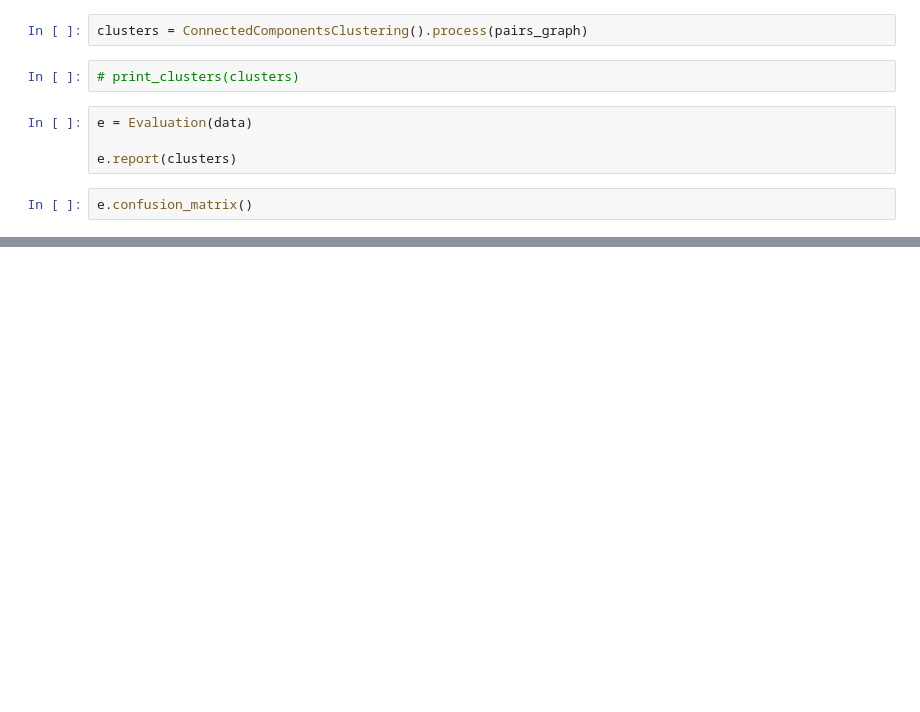
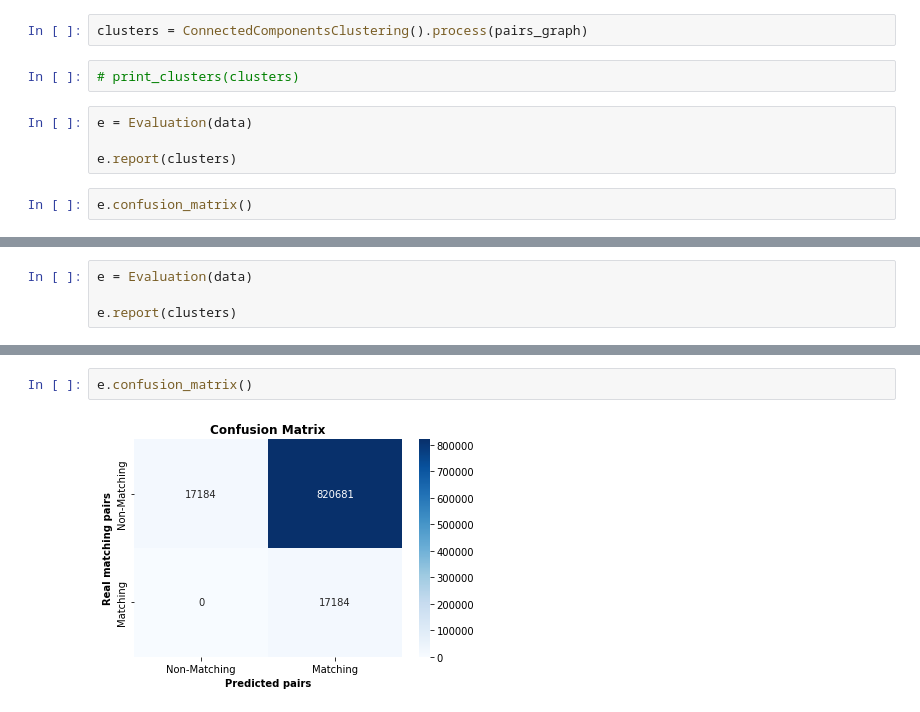
Before and after one commit to ilias6/Parallel-pyJedAI, a Jupyter notebook: src/dirty_er.ipynb, the cells around one changed output, grey strips where cells are left out. Saved outputs shown, nothing was run; the diff lists cells and outputs as text; blank space fills up the shorter version.

```diff
--- a/src/dirty_er.ipynb
+++ b/src/dirty_er.ipynb
@@ -274,0 +330,4 @@ e.confusion_matrix()
+# %%
+e = Evaluation(data)
+
+e.report(clusters)
@@ -275,3 +347,7 @@ e.confusion_matrix()
+# %%
+e.confusion_matrix()
+# %% [output]
+[figure, added]
 # %% [markdown]
 ## WorkFlow 3
 
```
Also changed, not shown: parts of 16 cells of this notebook, 2 other files.
